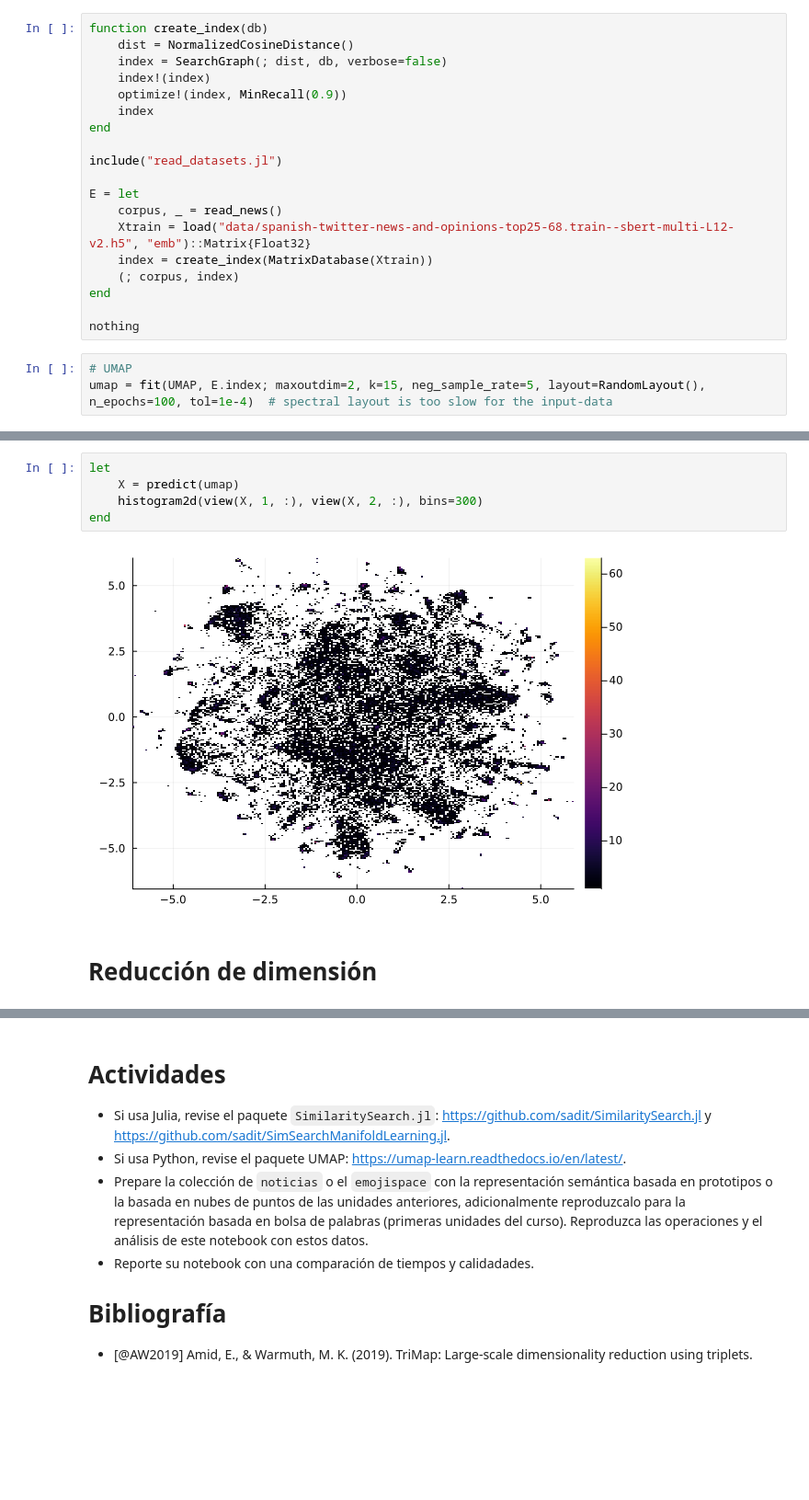
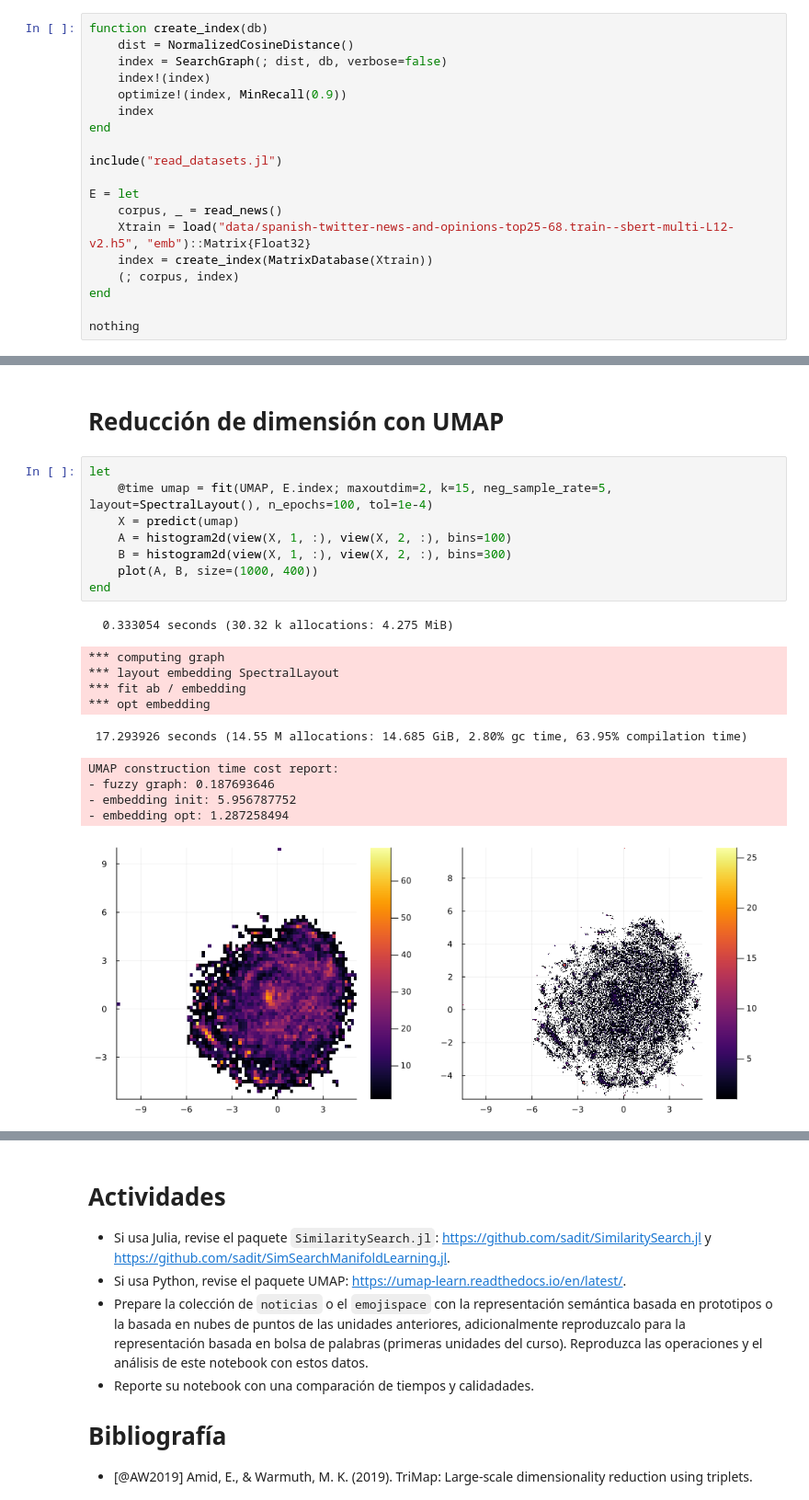
Before and after one commit to sadit/IR-2024, a Jupyter notebook: Unidades/u07.ipynb, the cells around one changed output, grey strips where cells are left out. Shown at 92% size. Cells and saved outputs as stored; diff of their text form; blank space fills up the shorter version.

```diff
--- a/Unidades/u07.ipynb
+++ b/Unidades/u07.ipynb
@@ -51,6 +52,3 @@ E = let
 end
 
 nothing
-# %%
-# UMAP
-umap = fit(UMAP, E.index; maxoutdim=2, k=15, neg_sample_rate=5, layout=RandomLayout(), n_epochs=100, tol=1e-4)  # spectral layout is too slow for the input-data
@@ -76,9 +55,22 @@ UMAP(sparse(Int32[1221, 4638, 4971, 5242, 6316, 7868, 8155, 10332, 11081, 11455
-# %%
-let
-    X = predict(umap)
-    histogram2d(view(X, 1, :), view(X, 2, :), bins=300)
-end
-# %% [output]
-[figure, old version]
 # %% [markdown]
-# Reducción de dimensión
+# Reducción de dimensión con UMAP
+# %%
+let
+    @time umap = fit(UMAP, E.index; maxoutdim=2, k=15, neg_sample_rate=5, layout=SpectralLayout(), n_epochs=100, tol=1e-4)
+    X = predict(umap)
+    A = histogram2d(view(X, 1, :), view(X, 2, :), bins=100)
+    B = histogram2d(view(X, 1, :), view(X, 2, :), bins=300)
+    plot(A, B, size=(1000, 400))
+end
+# %% [output]
+  0.333054 seconds (30.32 k allocations: 4.275 MiB)
+*** computing graph
+*** layout embedding SpectralLayout
+*** fit ab / embedding
+*** opt embedding
+ 17.293926 seconds (14.55 M allocations: 14.685 GiB, 2.80% gc time, 63.95% compilation time)
+UMAP construction time cost report:
+- fuzzy graph: 0.187693646
+- embedding init: 5.956787752
+- embedding opt: 1.287258494
+[figure, new version]
```
Also changed, not shown: parts of 10 cells of this notebook, 2 other files.
